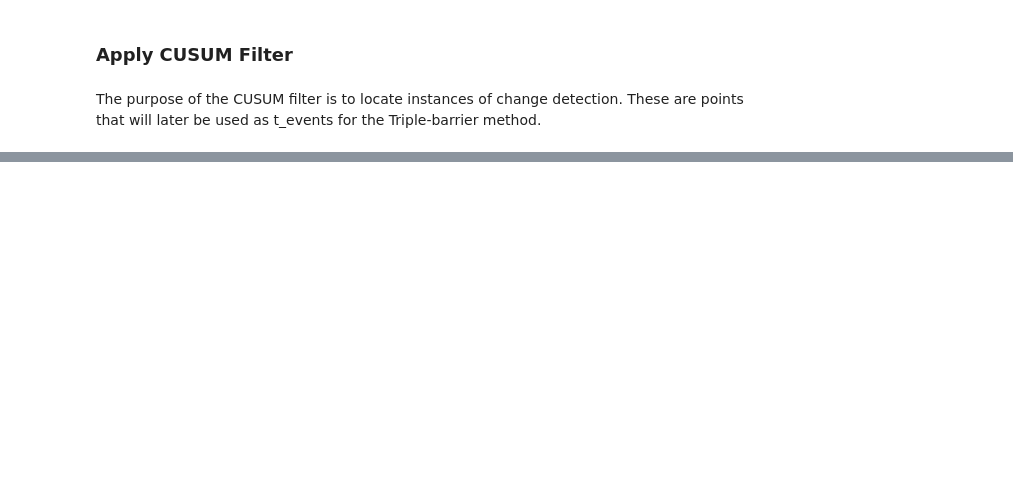
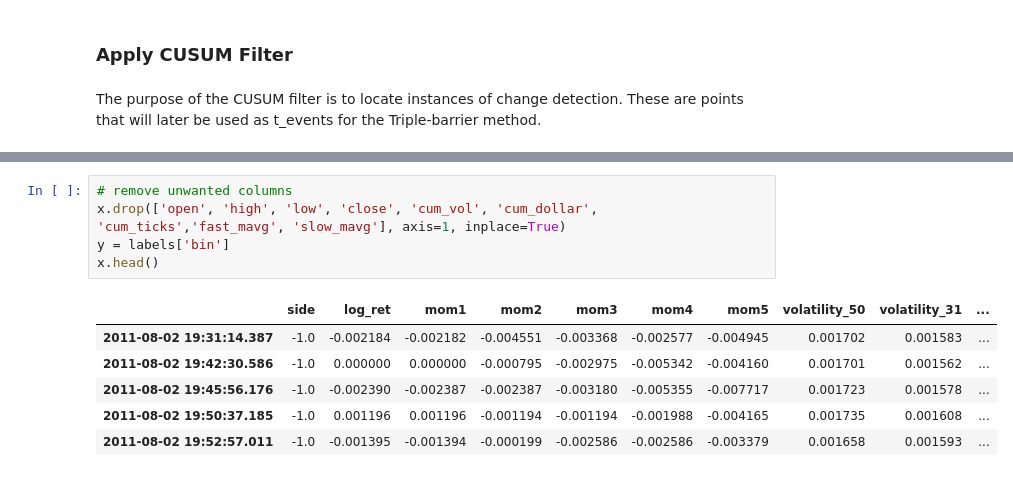
Before and after one commit to LaoKpa/openquant, a Jupyter notebook: ml-pipeline/meta_labeling.ipynb, the cells around one changed output, grey strips where cells are left out. Saved outputs shown, nothing was run; the diff lists cells and outputs as text; blank space fills up the shorter version.

```diff
--- a/ml-pipeline/meta_labeling.ipynb
+++ b/ml-pipeline/meta_labeling.ipynb
@@ -131,0 +353,12 @@ NameError: name 'ml' is not defined
+# %%
+# remove unwanted columns
+x.drop(['open', 'high', 'low', 'close', 'cum_vol', 'cum_dollar', 'cum_ticks','fast_mavg', 'slow_mavg'], axis=1, inplace=True)
+y = labels['bin']
+x.head()
+# %% [output]
+|  | side | log_ret | mom1 | mom2 | mom3 | mom4 | mom5 | volatility_50 | volatility_31 | ... |
+| 2011-08-02 19:31:14.387 | -1.0 | -0.002184 | -0.002182 | -0.004551 | -0.003368 | -0.002577 | -0.004945 | 0.001702 | 0.001583 | ... |
+| 2011-08-02 19:42:30.586 | -1.0 | 0.000000 | 0.000000 | -0.000795 | -0.002975 | -0.005342 | -0.004160 | 0.001701 | 0.001562 | ... |
+| 2011-08-02 19:45:56.176 | -1.0 | -0.002390 | -0.002387 | -0.002387 | -0.003180 | -0.005355 | -0.007717 | 0.001723 | 0.001578 | ... |
+| 2011-08-02 19:50:37.185 | -1.0 | 0.001196 | 0.001196 | -0.001194 | -0.001194 | -0.001988 | -0.004165 | 0.001735 | 0.001608 | ... |
+| 2011-08-02 19:52:57.011 | -1.0 | -0.001395 | -0.001394 | -0.000199 | -0.002586 | -0.002586 | -0.003379 | 0.001658 | 0.001593 | ... |
```
Also changed, not shown: parts of 56 cells of this notebook, 2 other files.
